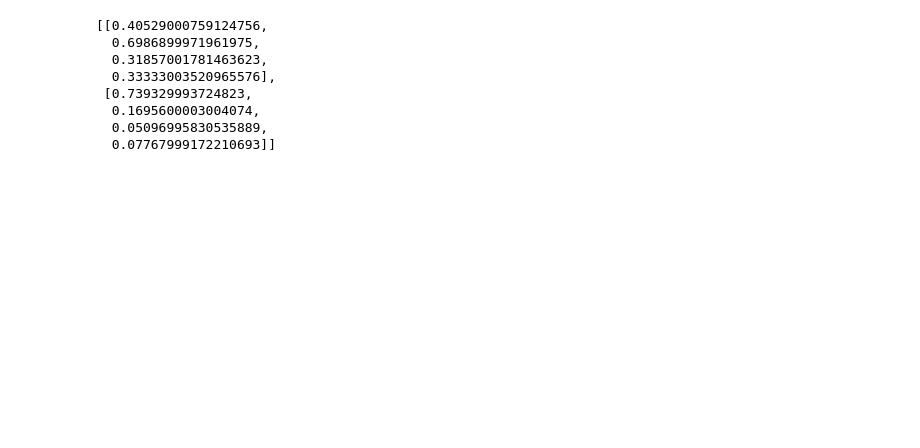
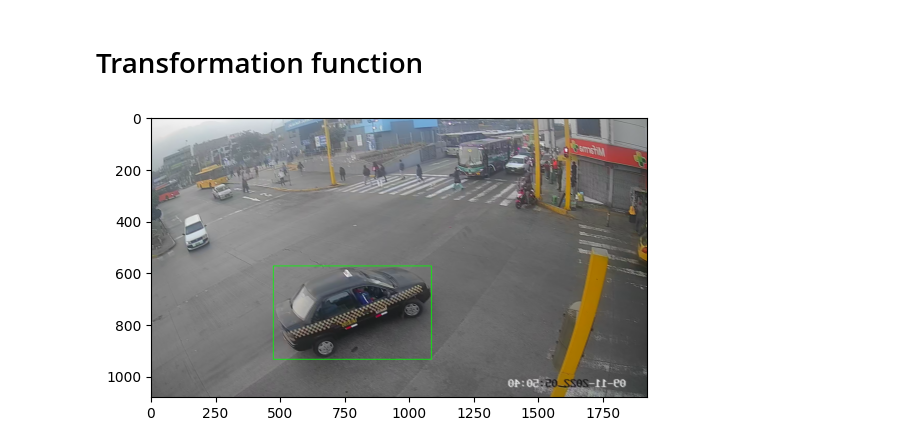
Before and after one commit to angelTCC/VehicleTracking, a Jupyter notebook: notebooks/augmentation_data.ipynb, the cells around one changed output. Cells and saved outputs as stored; diff of their text form; code cells hidden in the pictures; blank space fills up the shorter version.

```diff
--- a/notebooks/augmentation_data.ipynb
+++ b/notebooks/augmentation_data.ipynb
@@ -77,11 +67,2 @@ cate
-# %%
-box
-# %% [output]
-[[0.40529000759124756,
-  0.6986899971961975,
-  0.31857001781463623,
-  0.33333003520965576],
- [0.739329993724823,
-  0.1695600003004074,
-  0.05096995830535889,
-  0.07767999172210693]]
+# %% [markdown]
+# Transformation function
@@ -87,0 +115,5 @@ box
+# %%
+boxes = [[0.40529000759124756, 0.6986899971961975, 0.31857001781463623, 0.33333003520965576]]
+plot_boxes(boxes,cv2.imread("../data/demo/images/video1_frame_1_trans.png"))
+# %% [output]
+[figure, added]
```
Also changed, not shown: parts of 10 cells of this notebook.
